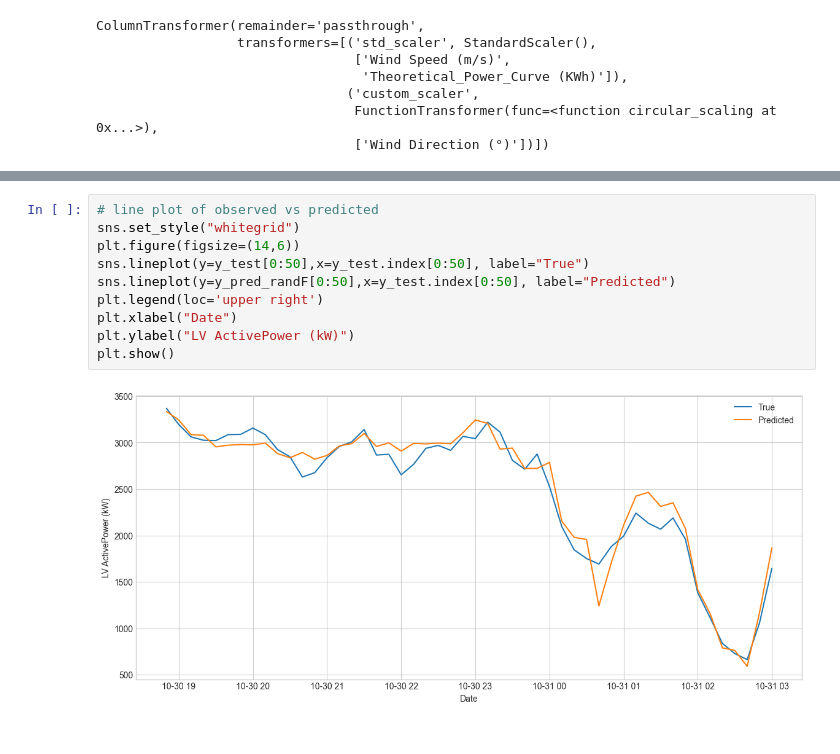
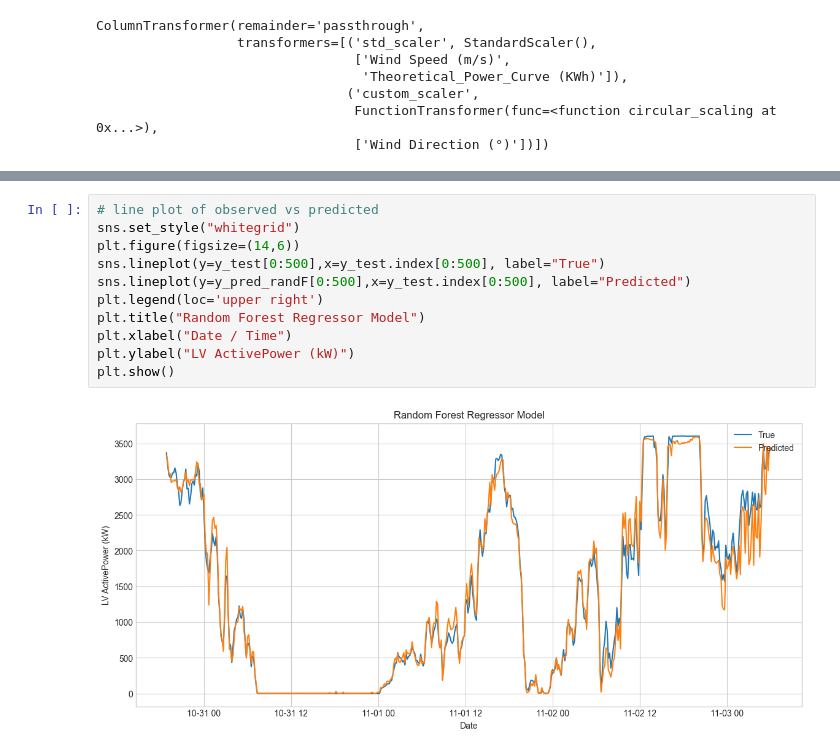
Before and after one commit to JotaN98/MScDataScience_AI, a Jupyter notebook: Final Project/final_project.ipynb, the cells around one changed output, grey strips where cells are left out. Drawn from its saved outputs; the diff is of its cells as text.

```diff
--- a/Final Project/final_project.ipynb
+++ b/Final Project/final_project.ipynb
@@ -434,12 +432,13 @@ Mean RMSE: 341.7979
 # %%
 # line plot of observed vs predicted
 sns.set_style("whitegrid")
 plt.figure(figsize=(14,6))
-sns.lineplot(y=y_test[0:50],x=y_test.index[0:50], label="True")
-sns.lineplot(y=y_pred_randF[0:50],x=y_test.index[0:50], label="Predicted")
+sns.lineplot(y=y_test[0:500],x=y_test.index[0:500], label="True")
+sns.lineplot(y=y_pred_randF[0:500],x=y_test.index[0:500], label="Predicted")
 plt.legend(loc='upper right')
-plt.xlabel("Date")
+plt.title("Random Forest Regressor Model")
+plt.xlabel("Date / Time")
 plt.ylabel("LV ActivePower (kW)")
 plt.show()
 # %% [output]
-[figure, old version]
+[figure, new version]
```
Also changed, not shown: parts of 7 cells of this notebook.
